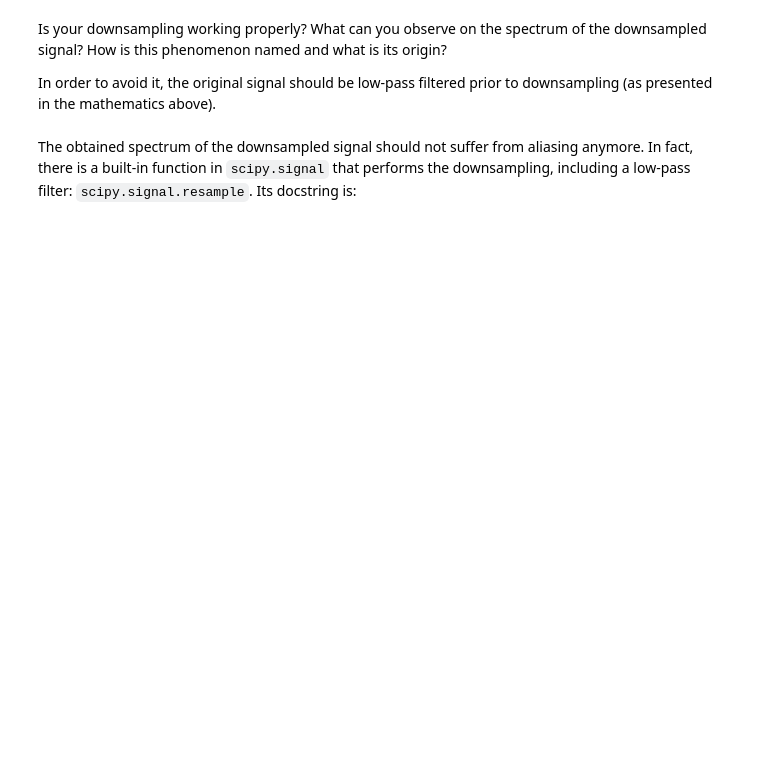
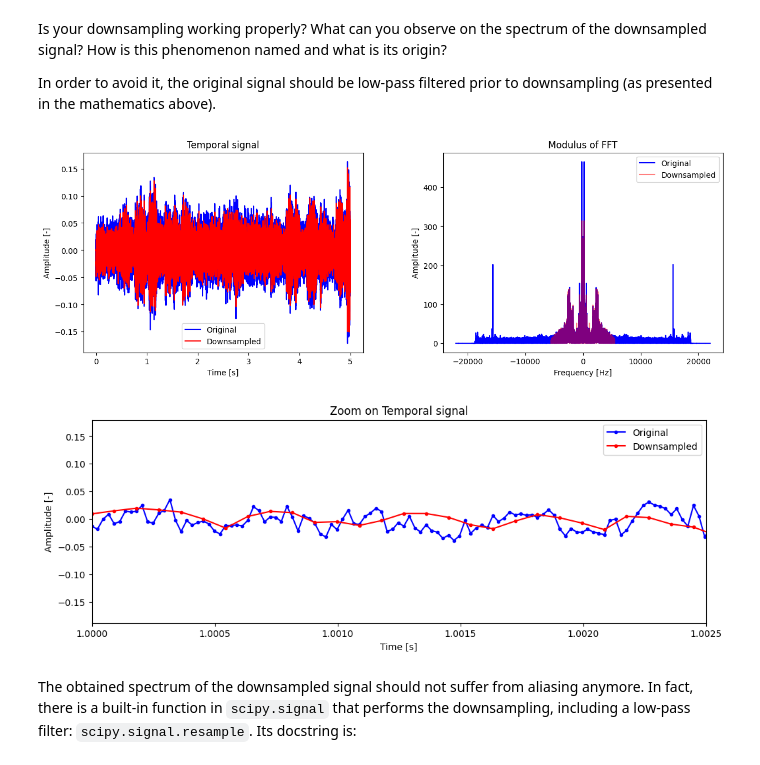
Before and after one commit to LELEC210X/LELEC210X, a Jupyter notebook: classification/h1_feature_vectors.ipynb, the cells around one changed output. Drawn from its saved outputs; the diff is of its cells as text; code cells hidden in the pictures; blank space fills up the shorter version.

```diff
--- a/classification/h1_feature_vectors.ipynb
+++ b/classification/h1_feature_vectors.ipynb
@@ -127,14 +139,19 @@ In order to avoid it, the original signal should be low-pass filtered prior to d
 # %%
 "Low-pass filtering before downsampling"
 N = 100  # number of taps
 taps = signal.firwin(numtaps=N, cutoff=fs_down / 2, window="hamming", fs=fs)
 x_filt = np.convolve(x, taps, mode="full")
 
 ### TO COMPLETE
 ### Downsample ``audio_filt``
-x_filt_down = ...
+
+#TODO
+x_filt_down = downsampling(x_filt, M)
 
 plot_audio(x, x_filt_down, fs, fs_down)
+# %% [output]
+[figure, added]
+[figure, added]
 # %% [markdown]
 The obtained spectrum of the downsampled signal should not suffer from aliasing anymore. In fact, there is a built-in function in ``scipy.signal`` that performs the downsampling, including a low-pass filter: ``scipy.signal.resample``. Its docstring is:
 # %%
```
Also changed, not shown: parts of 14 cells of this notebook.
